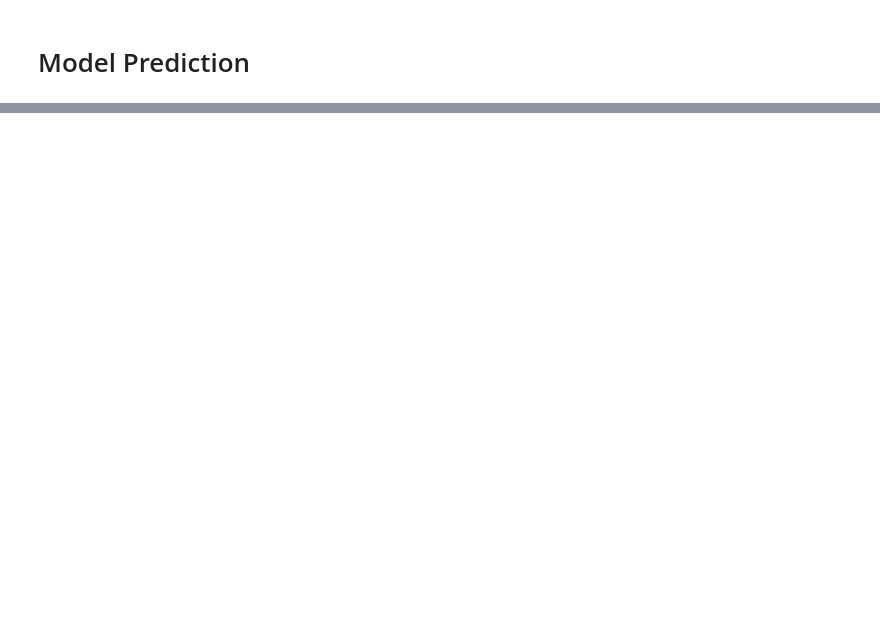
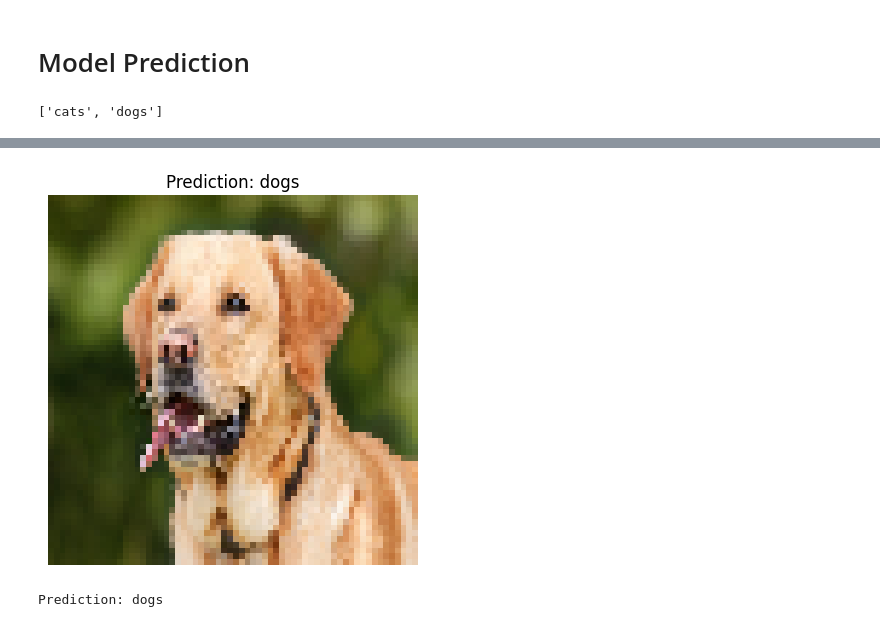
Before and after one commit to FarrelAD/2341720081_ML_2025, a Jupyter notebook: JS14/P1_JS14.ipynb, the cells around one changed output, grey strips where cells are left out. Saved outputs shown, nothing was run; the diff lists cells and outputs as text; code cells hidden in the pictures; blank space fills up the shorter version.

Commit message:
jobsheet-14: save notebook result for p1

```diff
--- a/JS14/P1_JS14.ipynb
+++ b/JS14/P1_JS14.ipynb
@@ -29,10 +45,9 @@ training_set = train_datagen.flow_from_directory(
 # %% [markdown]
 ## For testing
 # %%
-test_datagen = ImageDataGenerator(rescale = 1./255)
-test_set = test_datagen.flow_from_directory(
-    'dataset/test_set',
-    target_size = (64, 64),
-    batch_size = 32,
-    class_mode = 'binary'
+test_ds = tf.keras.utils.image_dataset_from_directory(
+    'dataset/dataset/test_set',
+    image_size=(64, 64),
+    batch_size=32,
+    label_mode='binary'
 )
@@ -58,4 +75,4 @@ cnn.compile(optimizer = 'adam', loss = 'binary_crossentropy', metrics = ['accura
 # %% [markdown]
 # Model Training
 # %%
-cnn.fit(x = training_set, validation_data = test_set, epochs = 25)
+cnn.fit(x = train_ds, validation_data = test_ds, epochs = 25)
@@ -62,12 +98,30 @@ cnn.fit(x = training_set, validation_data = test_set, epochs = 25)
 # %% [markdown]
 # Model Prediction
+# %%
+train_ds.class_names
+# %% [output]
+['cats', 'dogs']
 # %%
-test_image = image.load_img('dataset/single_prediction/cat_or_dog_1.jpg', target_size = (64, 64))
-test_image = image.img_to_array(test_image)
+img_path = 'dataset/dataset/single_prediction/cat_or_dog_1.jpg'
+
+raw_image = image.load_img(img_path, target_size=(64, 64))
+test_image = image.img_to_array(raw_image)
 test_image = np.expand_dims(test_image, axis = 0)
+
 result = cnn.predict(test_image)
-training_set.class_indices
-if result[0][0] == 1:
-  prediction = 'dog'
+
+class_names = train_ds.class_names
+
+if result[0][0] > 0.5:
+    prediction = class_names[1]
 else:
-  prediction = 'cat'
+    prediction = class_names[0]
+
+# --- Show image + prediction ---
+plt.imshow(raw_image)
+plt.title(f"Prediction: {prediction}")
+plt.axis('off')
+plt.show()
+
+print("Prediction:", prediction)
+# %% [output]
@@ -73,0 +129,2 @@ else:
+[figure, added]
+Prediction: dogs
```
Also changed, not shown: parts of 8 cells of this notebook.
